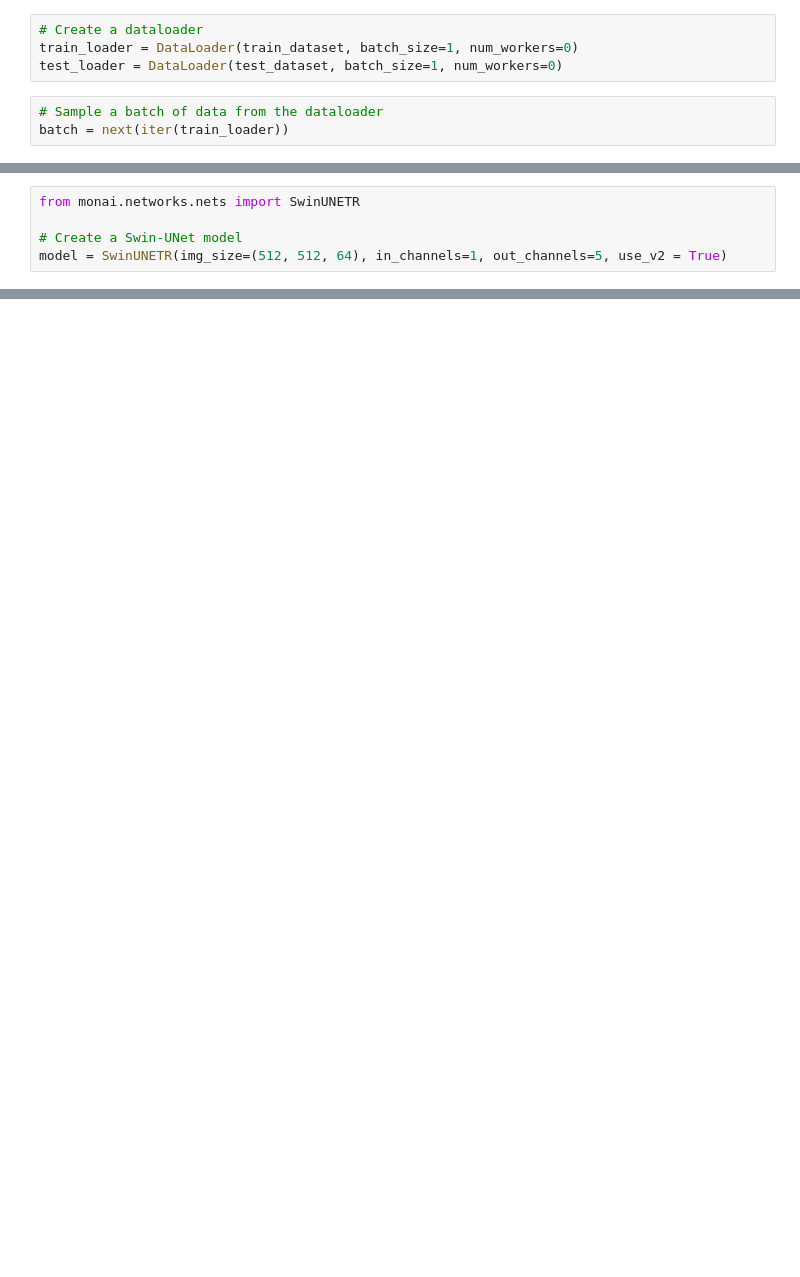
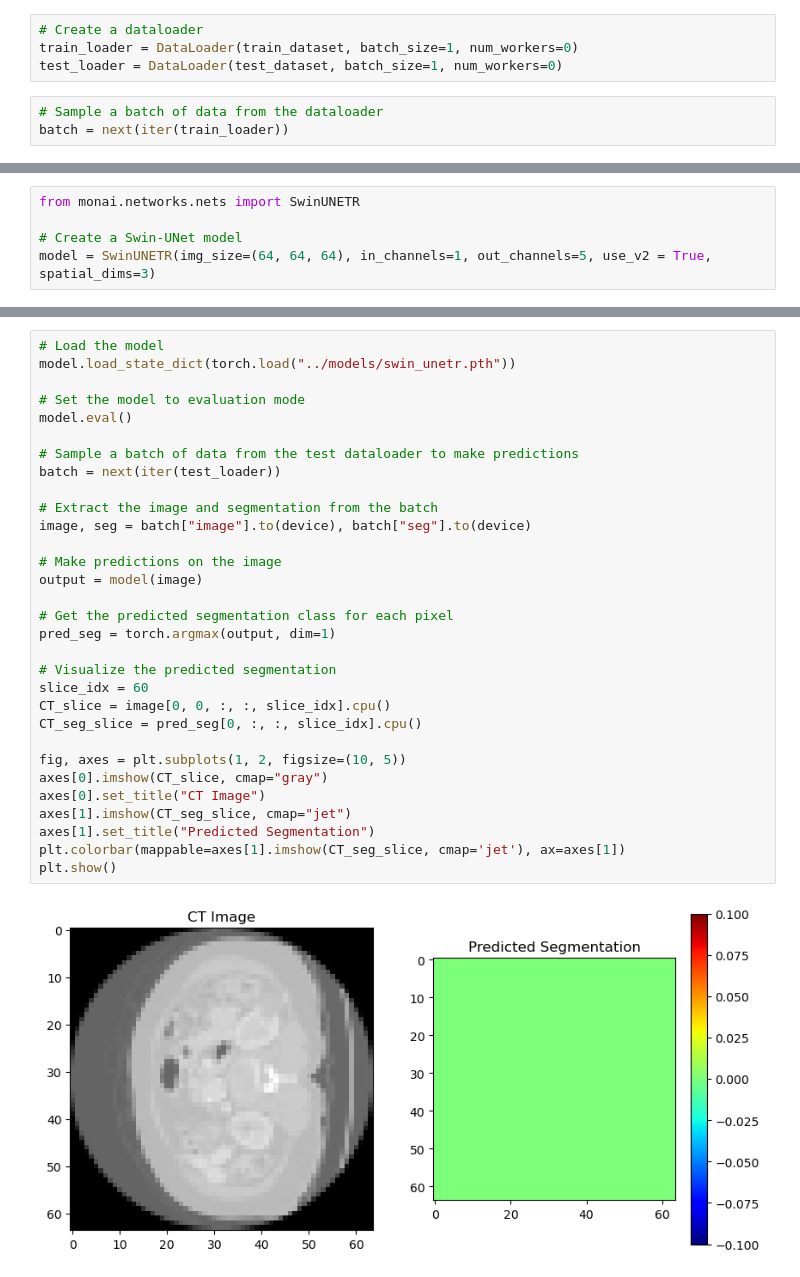
Before and after one commit to LucianoDeben/5ARIP10-ITP-T3G3, a Jupyter notebook: notebooks/data-preprocessing.ipynb, the cells around one changed output, grey strips where cells are left out. Drawn from its saved outputs; the diff is of its cells as text; blank space fills up the shorter version.

```diff
--- a/notebooks/data-preprocessing.ipynb
+++ b/notebooks/data-preprocessing.ipynb
@@ -196,7 +153,7 @@ True
 from monai.networks.nets import SwinUNETR
 
 # Create a Swin-UNet model
-model = SwinUNETR(img_size=(512, 512, 64), in_channels=1, out_channels=5, use_v2 = True)
+model = SwinUNETR(img_size=(64, 64, 64), in_channels=1, out_channels=5, use_v2 = True, spatial_dims=3)
 # %%
 # Set the model to use the GPU
 model = model.to(device)
@@ -255,0 +224,33 @@ OutOfMemoryError: CUDA out of memory. Tried to allocate 3.00 GiB. GPU 0 has a to
+# %%
+# Load the model
+model.load_state_dict(torch.load("../models/swin_unetr.pth"))
+
+# Set the model to evaluation mode
+model.eval()
+
+# Sample a batch of data from the test dataloader to make predictions
+batch = next(iter(test_loader))
+
+# Extract the image and segmentation from the batch
+image, seg = batch["image"].to(device), batch["seg"].to(device)
+
+# Make predictions on the image
+output = model(image)
+
+# Get the predicted segmentation class for each pixel
+pred_seg = torch.argmax(output, dim=1)
+
+# Visualize the predicted segmentation
+slice_idx = 60
+CT_slice = image[0, 0, :, :, slice_idx].cpu()
+CT_seg_slice = pred_seg[0, :, :, slice_idx].cpu()
+
+fig, axes = plt.subplots(1, 2, figsize=(10, 5))
+axes[0].imshow(CT_slice, cmap="gray")
+axes[0].set_title("CT Image")
+axes[1].imshow(CT_seg_slice, cmap="jet")
+axes[1].set_title("Predicted Segmentation")
+plt.colorbar(mappable=axes[1].imshow(CT_seg_slice, cmap='jet'), ax=axes[1])
+plt.show()
+# %% [output]
+[figure, added]
```
Also changed, not shown: parts of 10 cells of this notebook, 2 other files.
